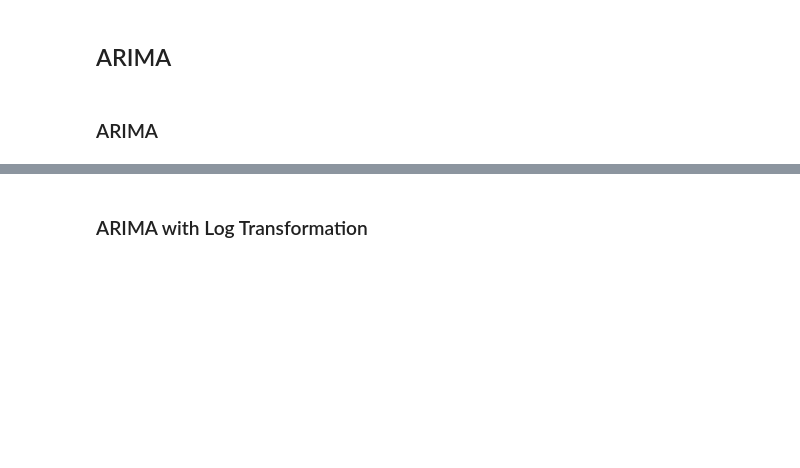
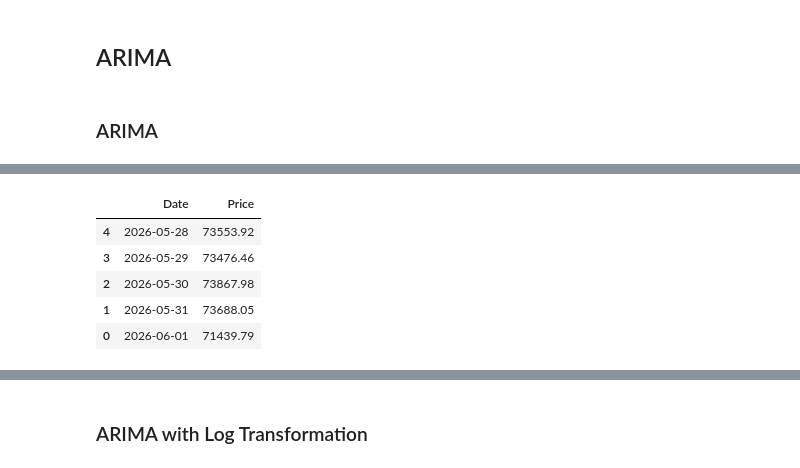
Before and after one commit to keithotuomagie/bitcoin_ts, a Jupyter notebook: notebook.ipynb, the cells around one changed output, grey strips where cells are left out. Drawn from its saved outputs; the diff is of its cells as text; code cells hidden in the pictures; blank space fills up the shorter version.

```diff
--- a/notebook.ipynb
+++ b/notebook.ipynb
@@ -983,0 +1000,9 @@ plt.show()
+# %%
+bitcoin_arima.tail()
+# %% [output]
+|  | Date | Price |
+| 4 | 2026-05-28 | 73553.92 |
+| 3 | 2026-05-29 | 73476.46 |
+| 2 | 2026-05-30 | 73867.98 |
+| 1 | 2026-05-31 | 73688.05 |
+| 0 | 2026-06-01 | 71439.79 |
```
Also changed, not shown: parts of 14 cells of this notebook.
